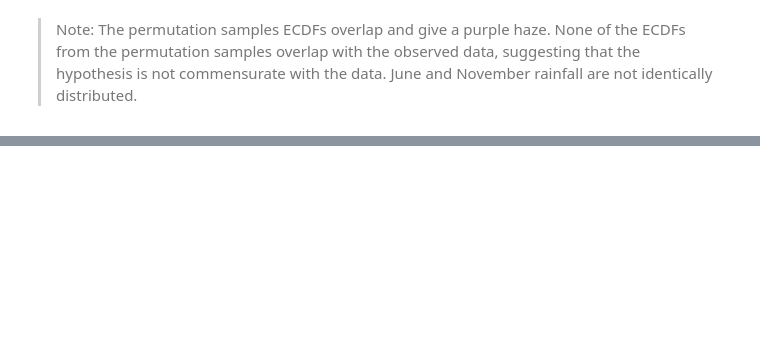
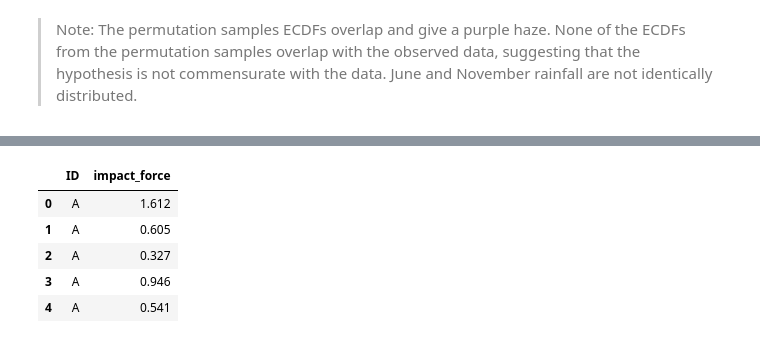
Before and after one commit to VictorOmondi1997/Statistical-Thinking-in-Python-Part-2-, a Jupyter notebook: Statistical Thinking in Python (Part 2).ipynb, the cells around one changed output, grey strips where cells are left out. Saved outputs shown, nothing was run; the diff lists cells and outputs as text; code cells hidden in the pictures; blank space fills up the shorter version.

```diff
--- a/Statistical Thinking in Python (Part 2).ipynb
+++ b/Statistical Thinking in Python (Part 2).ipynb
@@ -740,0 +798,10 @@ plt.show()
+# %%
+frogs = pd.read_csv("datasets/frogs.csv")
+frogs.head()
+# %% [output]
+|  | ID | impact_force |
+| 0 | A | 1.612 |
+| 1 | A | 0.605 |
+| 2 | A | 0.327 |
+| 3 | A | 0.946 |
+| 4 | A | 0.541 |
```
Also changed, not shown: parts of 54 cells of this notebook.
